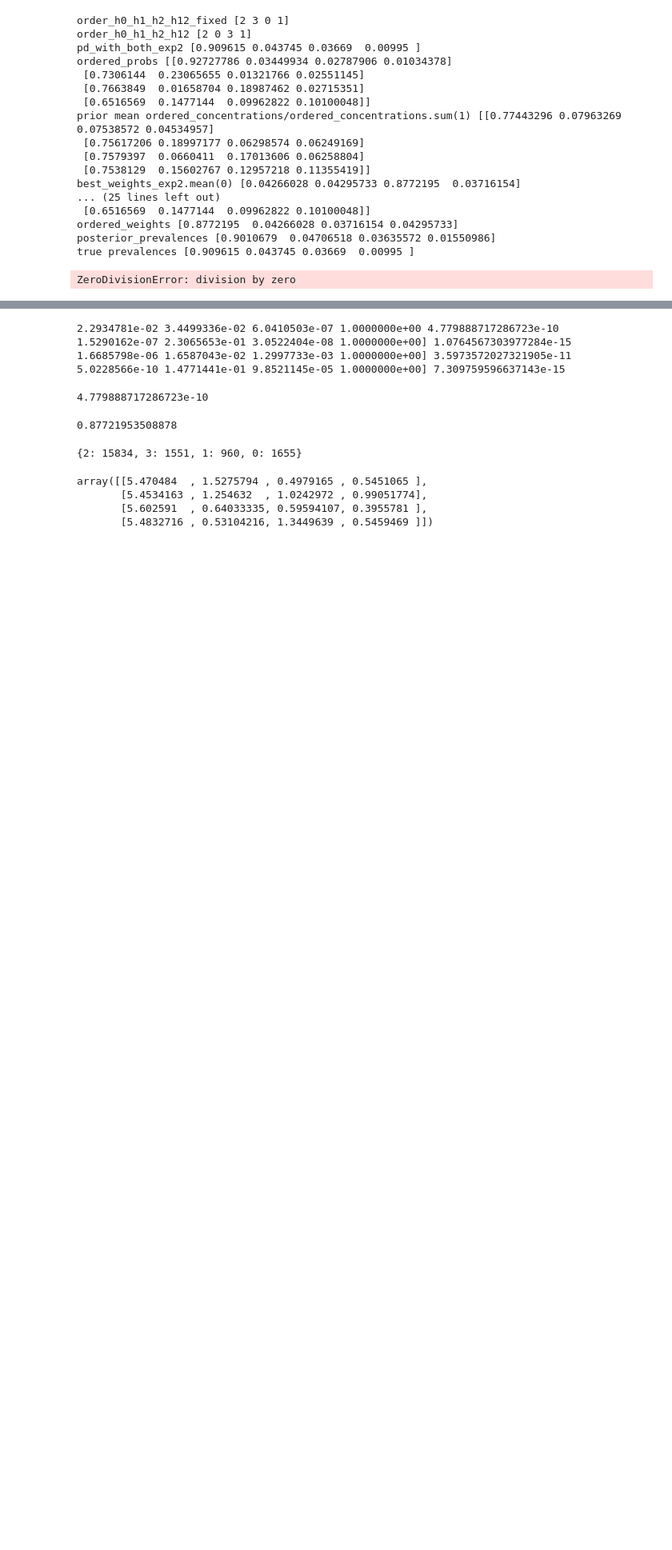
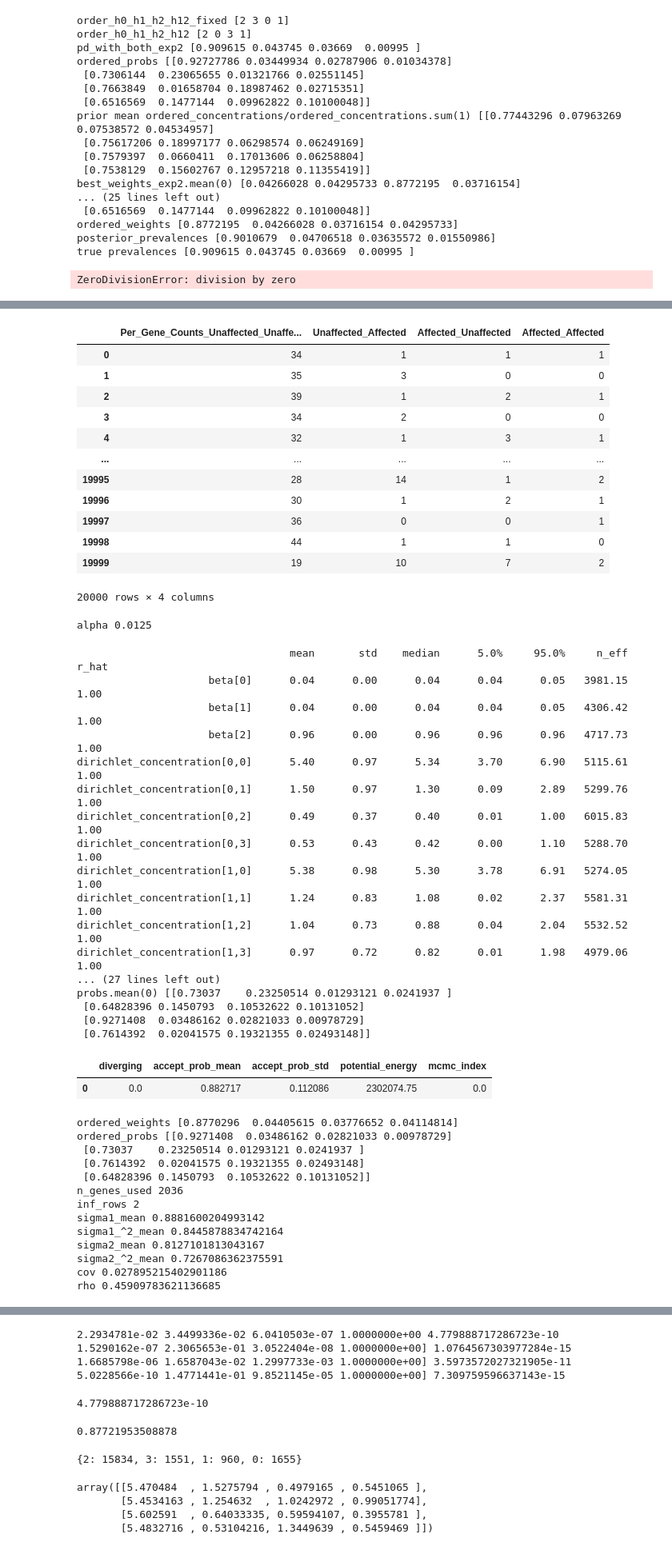
Before and after one commit to akotlar/multivariate-tada, a Jupyter notebook: project/sim6.ipynb, the cells around one changed output, grey strips where cells are left out. Shown at 80% size. Cells and saved outputs as stored; diff of their text form; code cells hidden in the pictures; blank space fills up the shorter version.

```diff
--- a/project/sim6.ipynb
+++ b/project/sim6.ipynb
@@ -2353,0 +2048,76 @@ rho estimate -1.2072006198923907e-10
+# %%
+import pandas as pd
+import numpy as np
+
+df_exp3 = pd.read_csv('sim/simulations/pd1_0.02_pd2_0.02_af_1e-4_pi1_0.05_pi2_0.05_pi12_0.05_h2_1_0.6_h2_2_0.8_rho_0.6/results.csv')
+
+
+display(df_exp3)
+
+# Our best performing model; fits like a champ even challening simulations
+random_key, _random_key = random.split(random_key)
+
+res_exp3 = run_until_enough(random_key=_random_key, target_number_of_chains=1, run_params={
+    "data": df_exp3.to_numpy(),
+    "max_K": 4,
+})
+best_chain_exp3, statistics_exp3 = select_best_chain(res_exp3)
+display(statistics_exp3)
+
+#best_weights, best_probs, best_betas, best_dirichlet_concentrations = ordered_statistics([best_chain])
+best_weights_exp3, best_probs_exp3, best_betas_exp3, best_dirichlet_concentrations_exp3 = get_parameters(best_chain_exp3)
+
+pds_exp3 = np.array([0.04342,0.036585,0.009535])
+pd_with_both_exp3 = np.array([1 - pds_exp3.sum(), *pds_exp3])
+n_samples_exp3 = 200_000
+var1_3, var2_3, cov_3, rho_3 = get_rho_bivariate(probs = best_probs_exp3, weights = best_weights_exp3,
+                                         observations = df_exp3.to_numpy(),
+                                                 prevalences=pd_with_both_exp3,
+                                         n_samples = n_samples_exp3)
+# %% [output]
+|  | Per_Gene_Counts_Unaffected_Unaffe... | Unaffected_Affected | Affected_Unaffected | Affected_Affected |
+| 0 | 34 | 1 | 1 | 1 |
+| 1 | 35 | 3 | 0 | 0 |
+| 2 | 39 | 1 | 2 | 1 |
+| 3 | 34 | 2 | 0 | 0 |
+| 4 | 32 | 1 | 3 | 1 |
+| ... | ... | ... | ... | ... |
+| 19995 | 28 | 14 | 1 | 2 |
+| 19996 | 30 | 1 | 2 | 1 |
+| 19997 | 36 | 0 | 0 | 1 |
+| 19998 | 44 | 1 | 1 | 0 |
+| 19999 | 19 | 10 | 7 | 2 |
+20000 rows × 4 columns
+alpha 0.0125
+                                  mean       std    median      5.0%     95.0%     n_eff     r_hat
+                     beta[0]      0.04      0.00      0.04      0.04      0.05   3981.15      1.00
+                     beta[1]      0.04      0.00      0.04      0.04      0.05   4306.42      1.00
+                     beta[2]      0.96      0.00      0.96      0.96      0.96   4717.73      1.00
+dirichlet_concentration[0,0]      5.40      0.97      5.34      3.70      6.90   5115.61      1.00
+dirichlet_concentration[0,1]      1.50      0.97      1.30      0.09      2.89   5299.76      1.00
+dirichlet_concentration[0,2]      0.49      0.37      0.40      0.01      1.00   6015.83      1.00
+dirichlet_concentration[0,3]      0.53      0.43      0.42      0.00      1.10   5288.70      1.00
+dirichlet_concentration[1,0]      5.38      0.98      5.30      3.78      6.91   5274.05      1.00
+dirichlet_concentration[1,1]      1.24      0.83      1.08      0.02      2.37   5581.31      1.00
+dirichlet_concentration[1,2]      1.04      0.73      0.88      0.04      2.04   5532.52      1.00
+dirichlet_concentration[1,3]      0.97      0.72      0.82      0.01      1.98   4979.06      1.00
+... (27 lines left out)
+probs.mean(0) [[0.73037    0.23250514 0.01293121 0.0241937 ]
+ [0.64828396 0.1450793  0.10532622 0.10131052]
+ [0.9271408  0.03486162 0.02821033 0.00978729]
+ [0.7614392  0.02041575 0.19321355 0.02493148]]
+|  | diverging | accept_prob_mean | accept_prob_std | potential_energy | mcmc_index |
+| 0 | 0.0 | 0.882717 | 0.112086 | 2302074.75 | 0.0 |
+ordered_weights [0.8770296  0.04405615 0.03776652 0.04114814]
+ordered_probs [[0.9271408  0.03486162 0.02821033 0.00978729]
+ [0.73037    0.23250514 0.01293121 0.0241937 ]
+ [0.7614392  0.02041575 0.19321355 0.02493148]
+ [0.64828396 0.1450793  0.10532622 0.10131052]]
+n_genes_used 2036
+inf_rows 2
+sigma1_mean 0.8881600204993142
+sigma1_^2_mean 0.8445878834742164
+sigma2_mean 0.8127101813043167
+sigma2_^2_mean 0.7267086362375591
+cov 0.027895215402901186
+rho 0.45909783621136685
```
Also changed, not shown: parts of 29 cells of this notebook, 2 other files.
